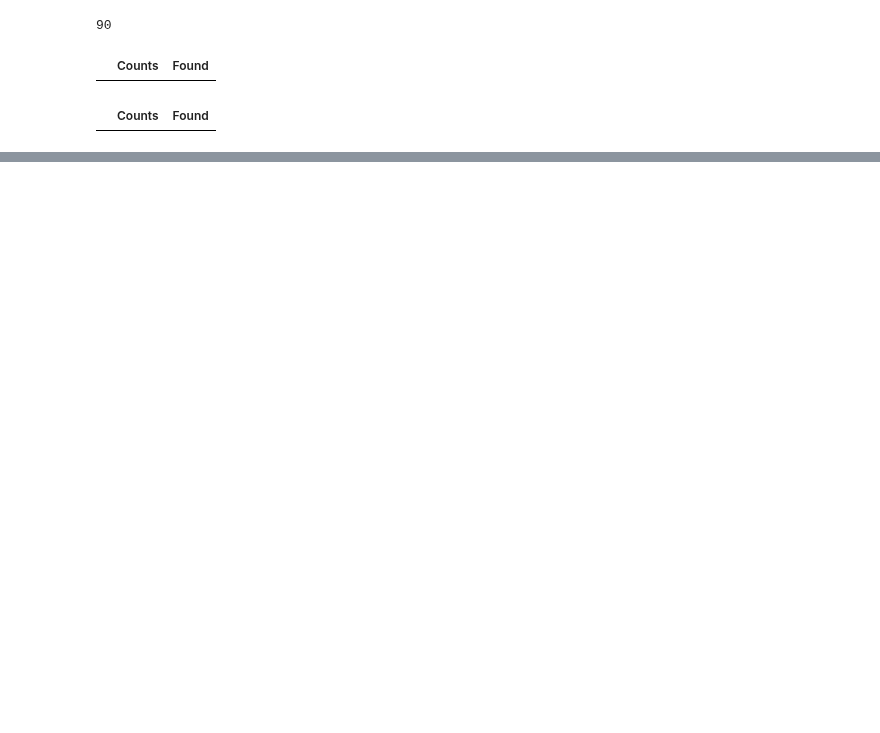
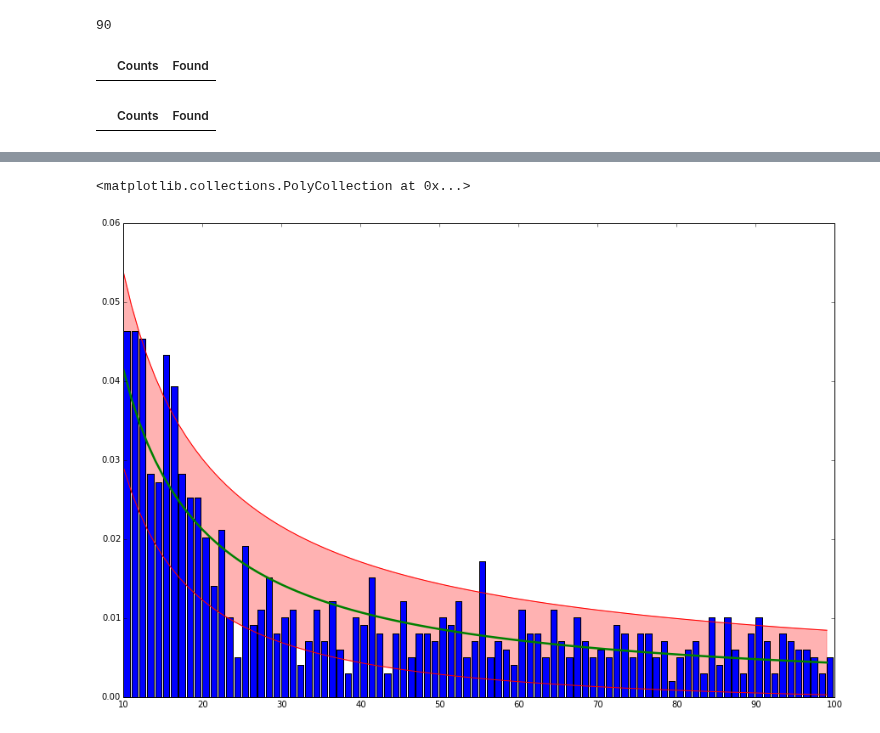
Before and after one commit to milcent/benford_py, a Jupyter notebook: Benford.ipynb, the cells around one changed output, grey strips where cells are left out. Saved outputs shown, nothing was run; the diff lists cells and outputs as text; code cells hidden in the pictures; blank space fills up the shorter version.

Commit message:
firstTwoDigits plotting

```diff
--- a/Benford.ipynb
+++ b/Benford.ipynb
@@ -582,0 +579,15 @@ See the the caveats in the documentation: http://pandas.pydata.org/pandas-docs/s
+# %%
+N= len(r)
+sig_5 = 1.96 * np.sqrt(df2.Expected*(1-df2.Expected)/N)
+upper = df2.Expected + sig_5 + (1/(2*N))
+lower = df2.Expected - sig_5 - (1/(2*N))
+fig = plt.figure(figsize=(15,10))
+ax = fig.add_subplot(111)
+ax.bar(df2.index, df2.Found)
+ax.plot(df2.index,df2.Expected, color='g',linewidth=2.5)
+ax.plot(df2.index, upper, color= 'r')
+ax.plot(df2.index, lower, color= 'r')
+ax.fill_between(df2.index, upper,lower, color='r', alpha=.3)
+# %% [output]
+<matplotlib.collections.PolyCollection at 0x...>
+[figure, added]
```
Also changed, not shown: parts of 26 cells of this notebook, 1 other file.
